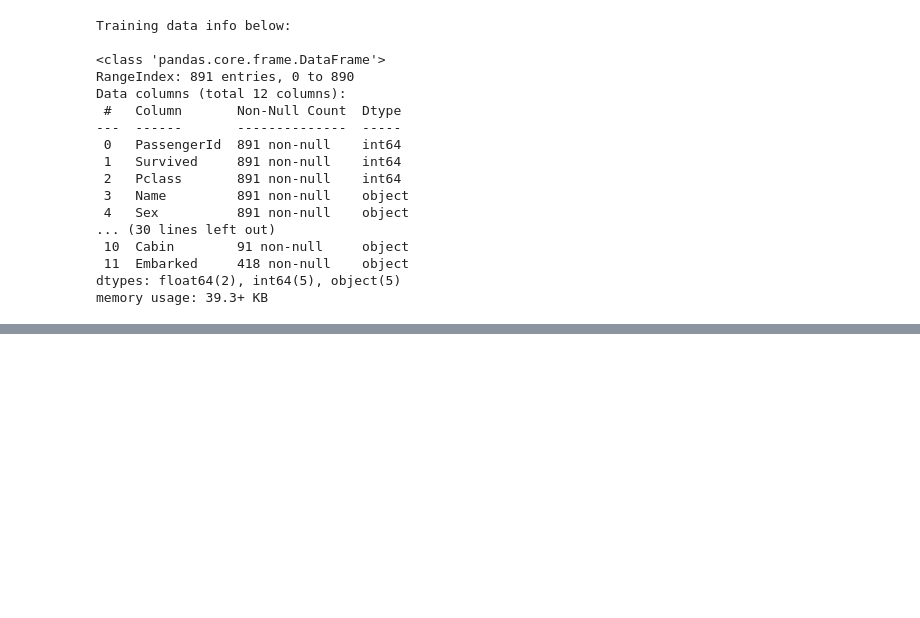
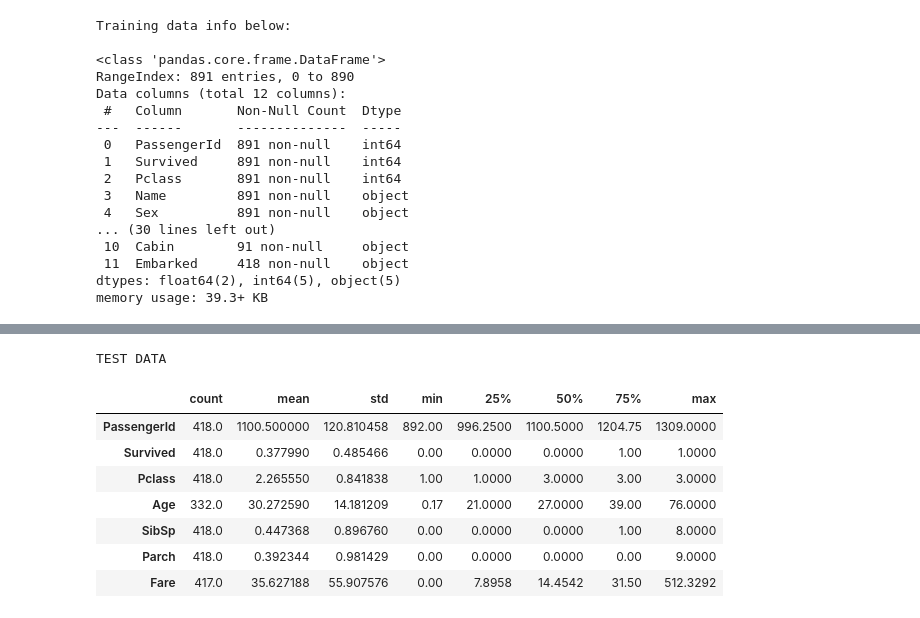
Before and after one commit to GeoFelpave/LuisFPVelasquez_titanic, a Jupyter notebook: ml_kaggleTitanic.ipynb, the cells around one changed output, grey strips where cells are left out. Cells and saved outputs as stored; diff of their text form; code cells hidden in the pictures; blank space fills up the shorter version.

```diff
--- a/ml_kaggleTitanic.ipynb
+++ b/ml_kaggleTitanic.ipynb
@@ -133,0 +148,13 @@ memory usage: 39.3+ KB
+# %%
+print('TEST DATA')
+dat_tst.describe().T
+# %% [output]
+TEST DATA
+|  | count | mean | std | min | 25% | 50% | 75% | max |
+| PassengerId | 418.0 | 1100.500000 | 120.810458 | 892.00 | 996.2500 | 1100.5000 | 1204.75 | 1309.0000 |
+| Survived | 418.0 | 0.377990 | 0.485466 | 0.00 | 0.0000 | 0.0000 | 1.00 | 1.0000 |
+| Pclass | 418.0 | 2.265550 | 0.841838 | 1.00 | 1.0000 | 3.0000 | 3.00 | 3.0000 |
+| Age | 332.0 | 30.272590 | 14.181209 | 0.17 | 21.0000 | 27.0000 | 39.00 | 76.0000 |
+| SibSp | 418.0 | 0.447368 | 0.896760 | 0.00 | 0.0000 | 0.0000 | 1.00 | 8.0000 |
+| Parch | 418.0 | 0.392344 | 0.981429 | 0.00 | 0.0000 | 0.0000 | 0.00 | 9.0000 |
+| Fare | 417.0 | 35.627188 | 55.907576 | 0.00 | 7.8958 | 14.4542 | 31.50 | 512.3292 |
```
Also changed, not shown: parts of 6 cells of this notebook.
